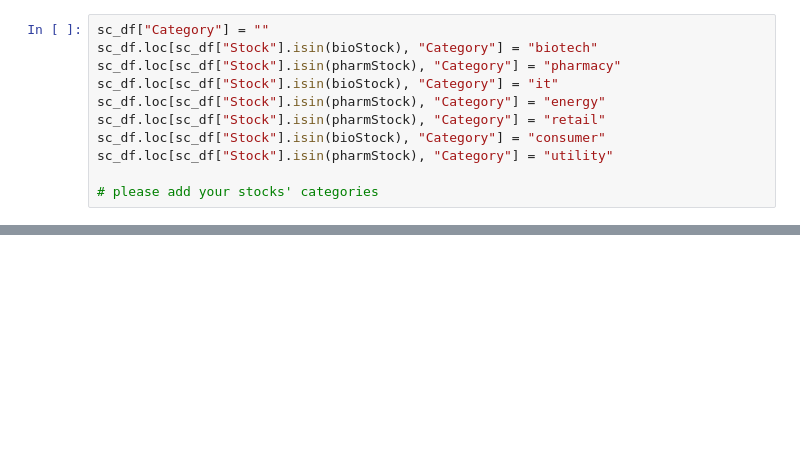
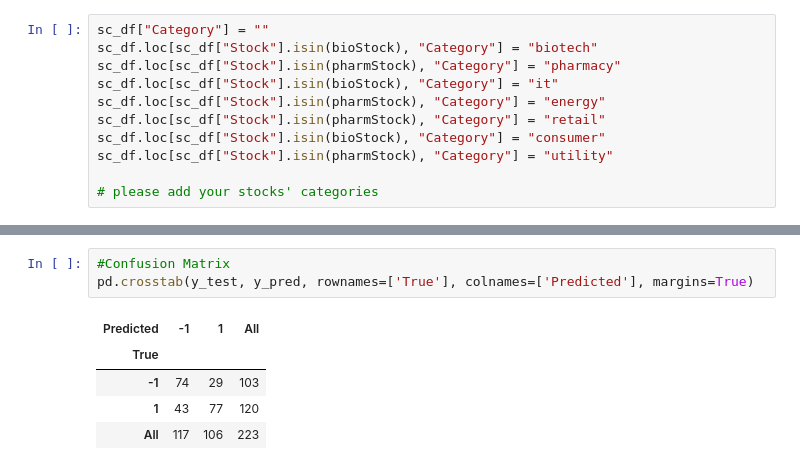
Before and after one commit to jagadeeshmeesala/notebooks, a Jupyter notebook: 602-final-project/CleanData.ipynb, the cells around one changed output, grey strips where cells are left out. Saved outputs shown, nothing was run; the diff lists cells and outputs as text; blank space fills up the shorter version.

```diff
--- a/602-final-project/CleanData.ipynb
+++ b/602-final-project/CleanData.ipynb
@@ -86,0 +142,9 @@ sc_df
+# %%
+#Confusion Matrix
+pd.crosstab(y_test, y_pred, rownames=['True'], colnames=['Predicted'], margins=True)
+# %% [output]
+| Predicted | -1 | 1 | All |
+| True |  |  |  |
+| -1 | 74 | 29 | 103 |
+| 1 | 43 | 77 | 120 |
+| All | 117 | 106 | 223 |
```
Also changed, not shown: parts of 8 cells of this notebook, 1 other file.
